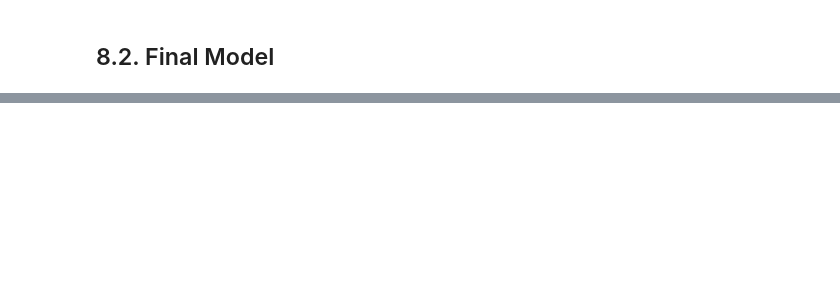
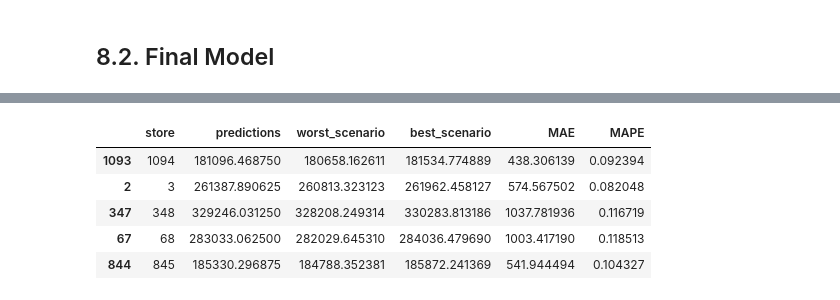
Before and after one commit to Eduupaiva/ds_em_produ, a Jupyter notebook: projeto_ds_em_prod.ipynb, the cells around one changed output, grey strips where cells are left out. Saved outputs shown, nothing was run; the diff lists cells and outputs as text; code cells hidden in the pictures; blank space fills up the shorter version.

```diff
--- a/projeto_ds_em_prod.ipynb
+++ b/projeto_ds_em_prod.ipynb
@@ -1436,0 +1492,9 @@ Parameters: { "colsample_bytee" } are not used.
+# %%
+df92.sample(5)
+# %% [output]
+|  | store | predictions | worst_scenario | best_scenario | MAE | MAPE |
+| 1093 | 1094 | 181096.468750 | 180658.162611 | 181534.774889 | 438.306139 | 0.092394 |
+| 2 | 3 | 261387.890625 | 260813.323123 | 261962.458127 | 574.567502 | 0.082048 |
+| 347 | 348 | 329246.031250 | 328208.249314 | 330283.813186 | 1037.781936 | 0.116719 |
+| 67 | 68 | 283033.062500 | 282029.645310 | 284036.479690 | 1003.417190 | 0.118513 |
+| 844 | 845 | 185330.296875 | 184788.352381 | 185872.241369 | 541.944494 | 0.104327 |
```
Also changed, not shown: parts of 34 cells of this notebook.
